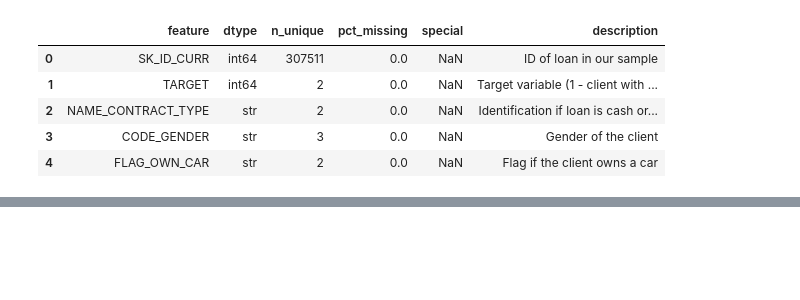
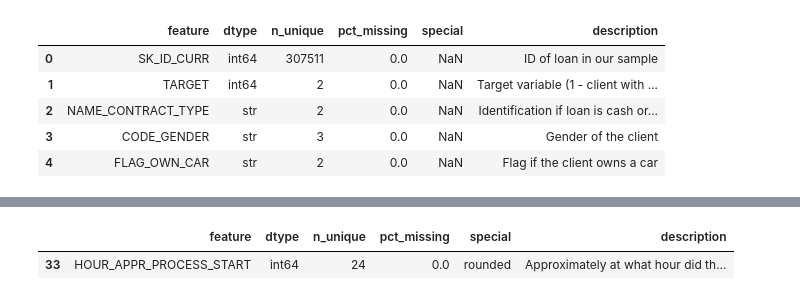
Before and after one commit to CondoR-R/university, a Jupyter notebook: интелектуальные_системы/practice/01_EDA.ipynb, the cells around one changed output, grey strips where cells are left out. Cells and saved outputs as stored; diff of their text form; code cells hidden in the pictures; blank space fills up the shorter version.

```diff
--- a/интелектуальные_системы/practice/01_EDA.ipynb
+++ b/интелектуальные_системы/practice/01_EDA.ipynb
@@ -191,0 +169,5 @@ passport.head()
+# %%
+passport.loc[passport['special'] == 'rounded']
+# %% [output]
+|  | feature | dtype | n_unique | pct_missing | special | description |
+| 33 | HOUR_APPR_PROCESS_START | int64 | 24 | 0.0 | rounded | Approximately at what hour did th... |
```
Also changed, not shown: parts of 28 cells of this notebook.
